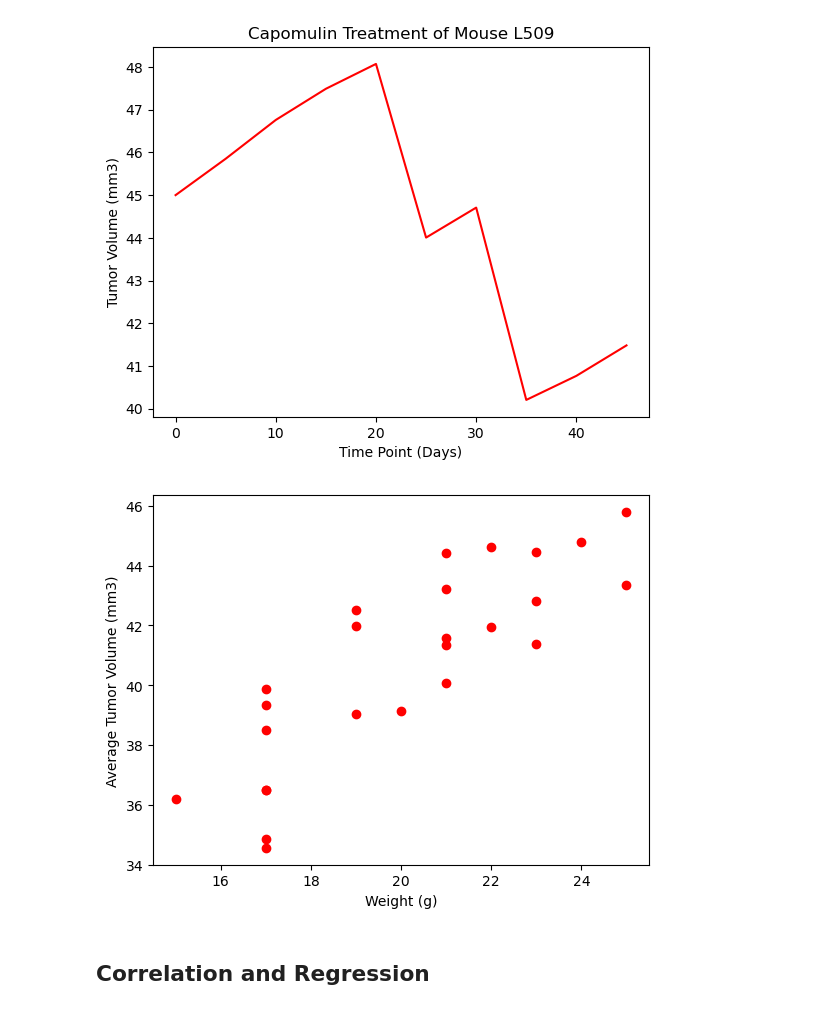
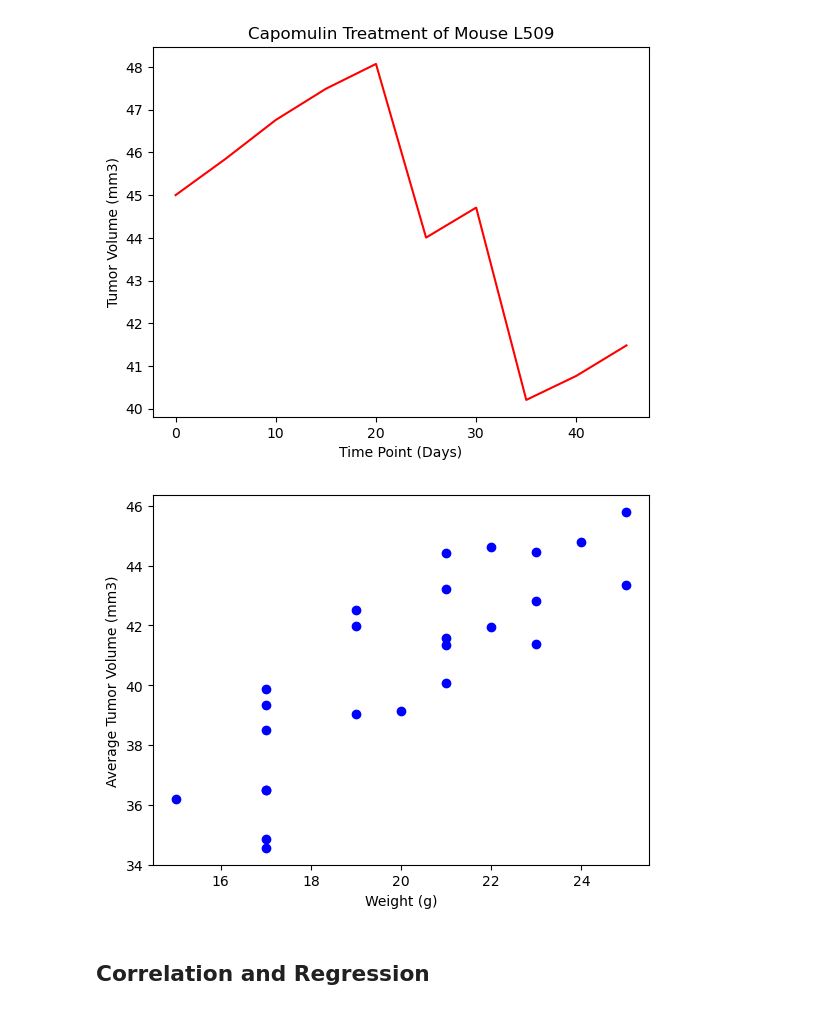
Before and after one commit to mrybicki87/Pymaceuticals, a Jupyter notebook: pymaceuticals_starter.ipynb, the cells around one changed output. Saved outputs shown, nothing was run; the diff lists cells and outputs as text; code cells hidden in the pictures.

```diff
--- a/pymaceuticals_starter.ipynb
+++ b/pymaceuticals_starter.ipynb
@@ -327,15 +333,15 @@ plt.show()
 # %%
 # Generate a scatter plot of mouse weight vs. the average observed tumor volume for the entire Capomulin regimen
 capomulin_treatments = clean_mouse_study_df.loc[(clean_mouse_study_df["Drug Regimen"]=="Capomulin"),:]
 #capomulin_treatments
 tumor_volume_capomulin = capomulin_treatments.groupby(["Mouse ID"])["Tumor Volume (mm3)"].mean()
 mouse_weight = capomulin_treatments.groupby(["Mouse ID"])["Weight (g)"].unique()
-plt.scatter(mouse_weight,tumor_volume_capomulin, color="red",marker="o")
+plt.scatter(mouse_weight,tumor_volume_capomulin, color="blue",marker="o")
 plt.xlabel("Weight (g)")
 plt.ylabel("Average Tumor Volume (mm3)")
 plt.show()
 # %% [output]
-[figure, old version]
+[figure, new version]
 # %% [markdown]
 ## Correlation and Regression
 # %%
```
Also changed, not shown: parts of 5 cells of this notebook.
